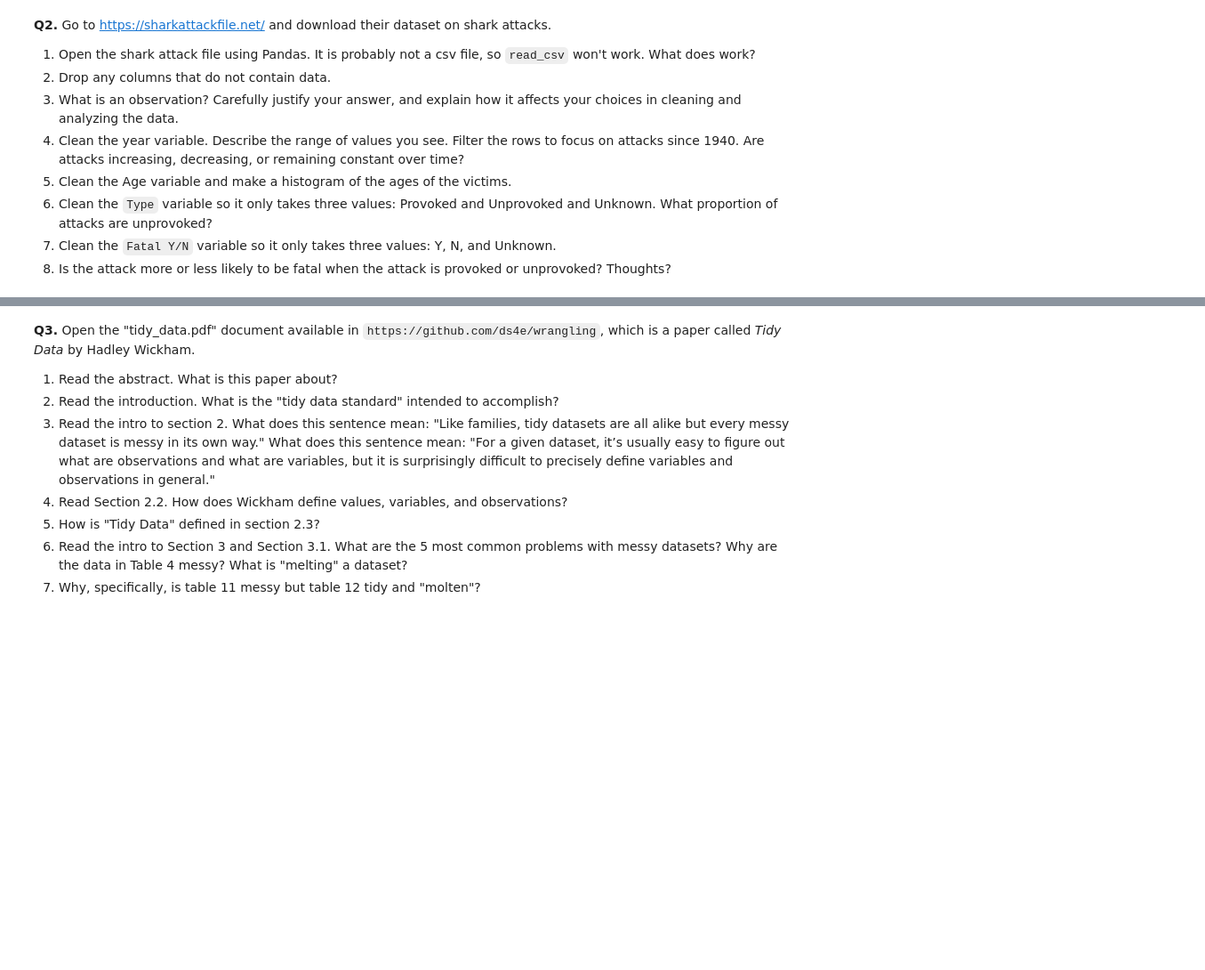
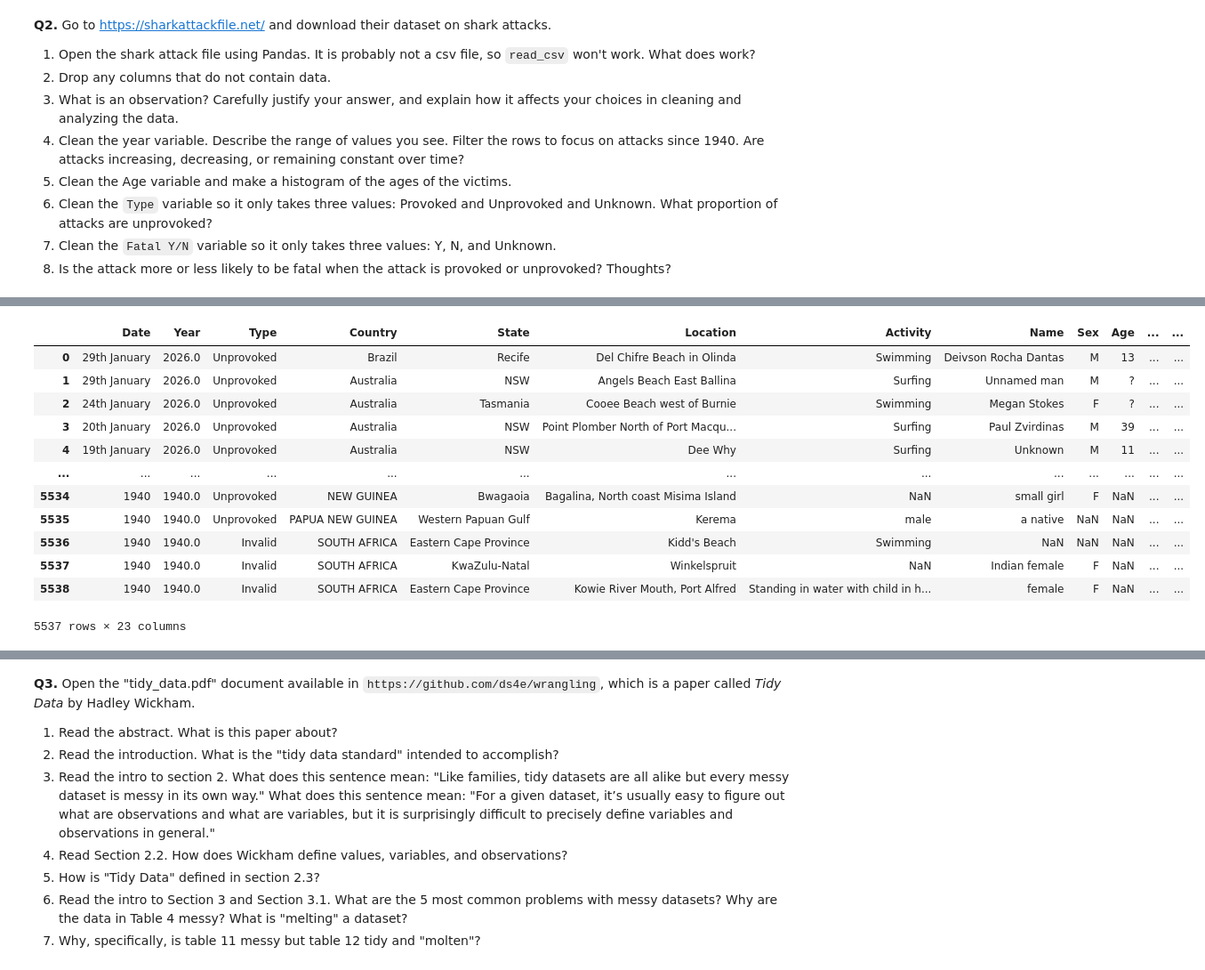
Before and after one commit to RexW999/undergrad_ml_assignments, a Jupyter notebook: 01_assignment_wrangling_and_eda.ipynb, the cells around one changed output, grey strips where cells are left out. Shown at 89% size. Cells and saved outputs as stored; diff of their text form; code cells hidden in the pictures; blank space fills up the shorter version.

```diff
--- a/01_assignment_wrangling_and_eda.ipynb
+++ b/01_assignment_wrangling_and_eda.ipynb
@@ -137,0 +154,19 @@ df.head()
+# %%
+dfsharks_cleaned = dfsharks.dropna(axis=1, how = 'all')
+dfsharks_cleaned = dfsharks_cleaned.dropna(subset=['Year'])
+dfsharks_cleaned = dfsharks_cleaned[dfsharks_cleaned['Year'] >= 1940]
+dfsharks_cleaned
+# %% [output]
+|  | Date | Year | Type | Country | State | Location | Activity | Name | Sex | Age | ... | ... |
+| 0 | 29th January | 2026.0 | Unprovoked | Brazil | Recife | Del Chifre Beach in Olinda | Swimming | Deivson Rocha Dantas | M | 13 | ... | ... |
+| 1 | 29th January | 2026.0 | Unprovoked | Australia | NSW | Angels Beach East Ballina | Surfing | Unnamed man | M | ? | ... | ... |
+| 2 | 24th January | 2026.0 | Unprovoked | Australia | Tasmania | Cooee Beach west of Burnie | Swimming | Megan Stokes | F | ? | ... | ... |
+| 3 | 20th January | 2026.0 | Unprovoked | Australia | NSW | Point Plomber North of Port Macqu... | Surfing | Paul Zvirdinas | M | 39 | ... | ... |
+| 4 | 19th January | 2026.0 | Unprovoked | Australia | NSW | Dee Why | Surfing | Unknown | M | 11 | ... | ... |
+| ... | ... | ... | ... | ... | ... | ... | ... | ... | ... | ... | ... | ... |
+| 5534 | 1940 | 1940.0 | Unprovoked | NEW GUINEA | Bwagaoia | Bagalina, North coast Misima Island | NaN | small girl | F | NaN | ... | ... |
+| 5535 | 1940 | 1940.0 | Unprovoked | PAPUA NEW GUINEA | Western Papuan Gulf | Kerema | male | a native | NaN | NaN | ... | ... |
+| 5536 | 1940 | 1940.0 | Invalid | SOUTH AFRICA | Eastern Cape Province | Kidd's Beach | Swimming | NaN | NaN | NaN | ... | ... |
+| 5537 | 1940 | 1940.0 | Invalid | SOUTH AFRICA | KwaZulu-Natal | Winkelspruit | NaN | Indian female | F | NaN | ... | ... |
+| 5538 | 1940 | 1940.0 | Invalid | SOUTH AFRICA | Eastern Cape Province | Kowie River Mouth, Port Alfred | Standing in water with child in h... | female | F | NaN | ... | ... |
+5537 rows × 23 columns
```
Also changed, not shown: parts of 5 cells of this notebook.
